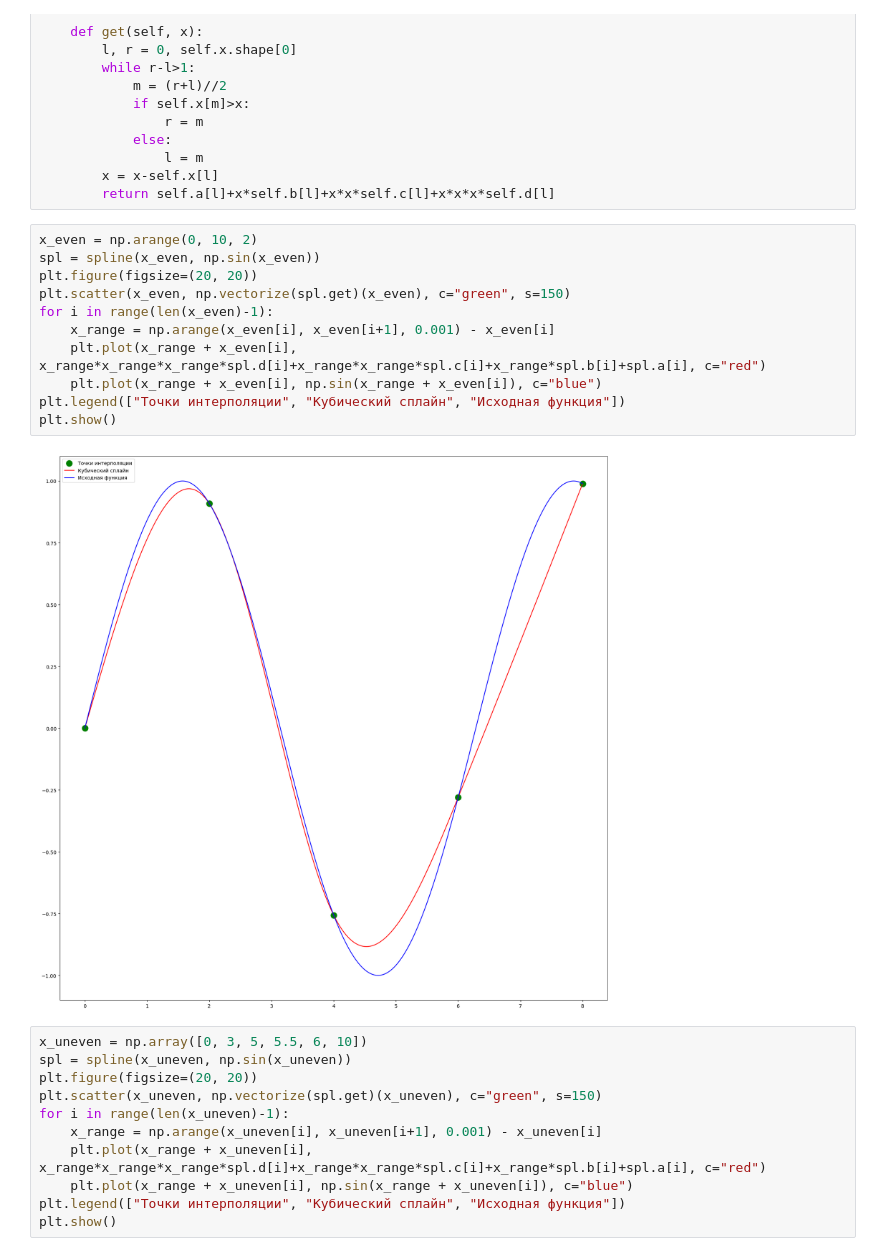
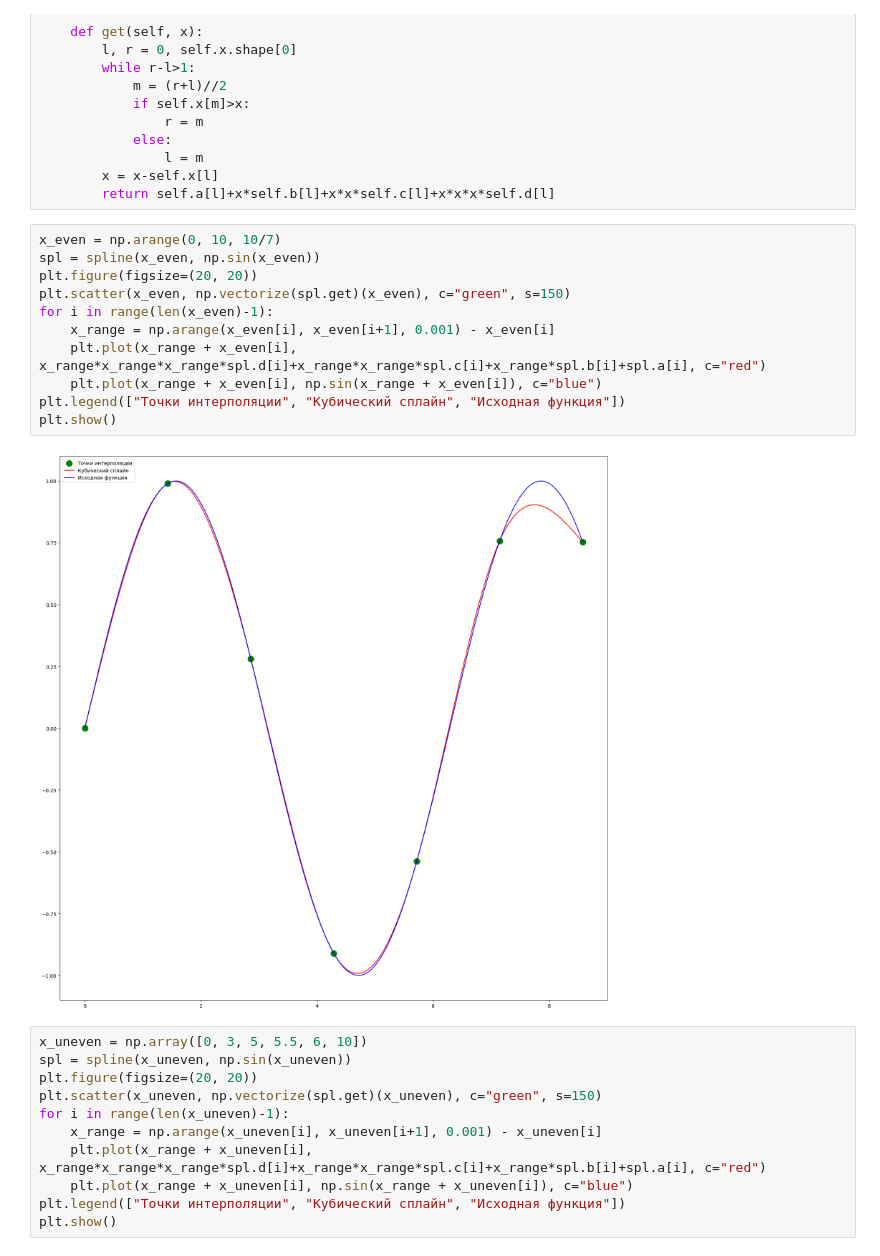
Before and after one commit to SingularGamesStudio/comp, a Jupyter notebook: Task3-Spline/main.ipynb, the cells around one changed output. Saved outputs shown, nothing was run; the diff lists cells and outputs as text.

```diff
--- a/Task3-Spline/main.ipynb
+++ b/Task3-Spline/main.ipynb
@@ -62,18 +62,18 @@ class spline:
         x = x-self.x[l]
         return self.a[l]+x*self.b[l]+x*x*self.c[l]+x*x*x*self.d[l]
 # %%
-x_even = np.arange(0, 10, 2)
+x_even = np.arange(0, 10, 10/7)
 spl = spline(x_even, np.sin(x_even))
 plt.figure(figsize=(20, 20))
 plt.scatter(x_even, np.vectorize(spl.get)(x_even), c="green", s=150)
 for i in range(len(x_even)-1):
     x_range = np.arange(x_even[i], x_even[i+1], 0.001) - x_even[i]
     plt.plot(x_range + x_even[i], x_range*x_range*x_range*spl.d[i]+x_range*x_range*spl.c[i]+x_range*spl.b[i]+spl.a[i], c="red")
     plt.plot(x_range + x_even[i], np.sin(x_range + x_even[i]), c="blue")
 plt.legend(["Точки интерполяции", "Кубический сплайн", "Исходная функция"])
 plt.show()
 # %% [output]
-[figure, old version]
+[figure, new version]
 # %%
 x_uneven = np.array([0, 3, 5, 5.5, 6, 10])
 spl = spline(x_uneven, np.sin(x_uneven))
```
Also changed, not shown: 1 other file.
